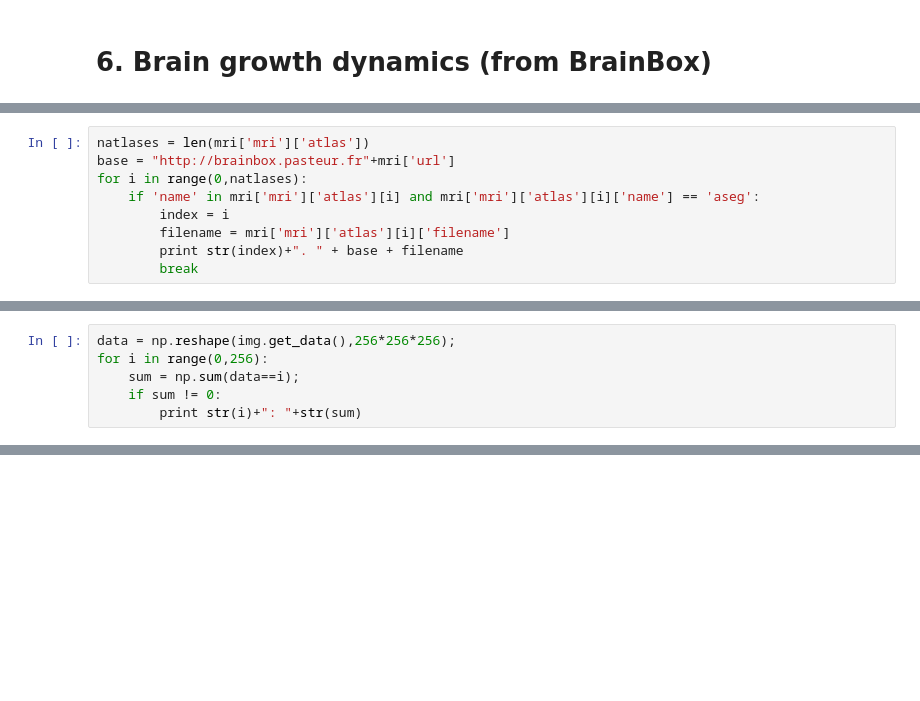
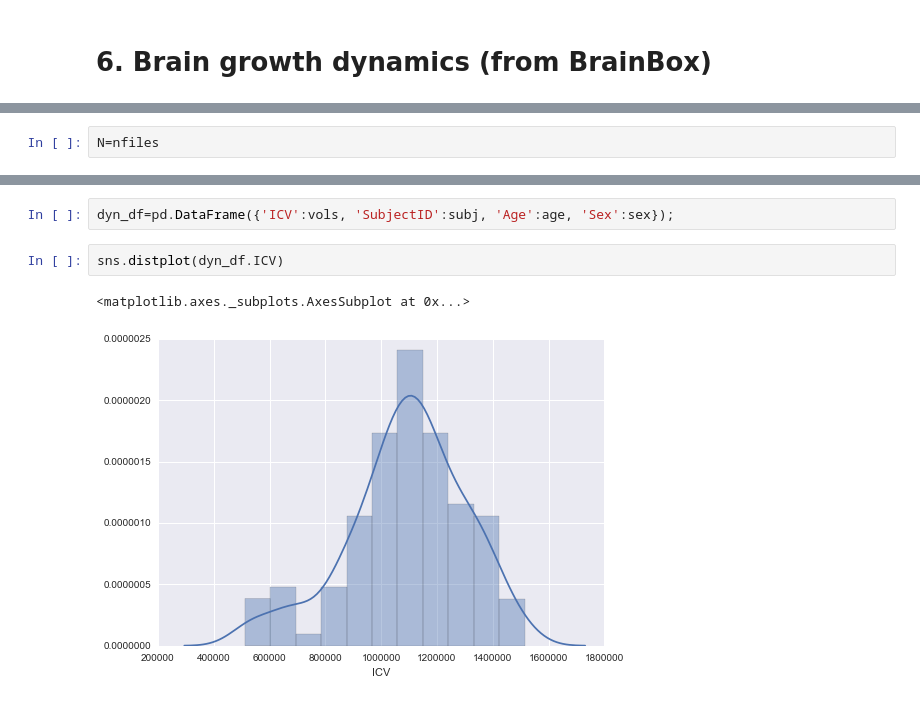
Before and after one commit to r03ert0/My-Random-Notebooks, a Jupyter notebook: Simple Neuroimaging.ipynb, the cells around one changed output, grey strips where cells are left out. Cells and saved outputs as stored; diff of their text form; blank space fills up the shorter version.

Commit message:
add index

```diff
--- a/Simple Neuroimaging.ipynb
+++ b/Simple Neuroimaging.ipynb
@@ -327,9 +320,0 @@ u'http://brainbox.pasteur.fr/mri/json?url=https://s3.amazonaws.com/fcp-indi/data
-# %%
-natlases = len(mri['mri']['atlas'])
-base = "http://brainbox.pasteur.fr"+mri['url']
-for i in range(0,natlases):
-    if 'name' in mri['mri']['atlas'][i] and mri['mri']['atlas'][i]['name'] == 'aseg':
-        index = i
-        filename = mri['mri']['atlas'][i]['filename']
-        print str(index)+". " + base + filename
-        break
@@ -354,6 +320,0 @@ d = plotting.plot_img(img,cmap=plotting.cm.purple_green)
-# %%
-data = np.reshape(img.get_data(),256*256*256);
-for i in range(0,256):
-    sum = np.sum(data==i);
-    if sum != 0:
-        print str(i)+": "+str(sum)
@@ -377,0 +321,2 @@ for i in range(0,256):
+# %%
+N=nfiles
@@ -377,0 +396,7 @@ for i in range(0,256):
+# %%
+dyn_df=pd.DataFrame({'ICV':vols, 'SubjectID':subj, 'Age':age, 'Sex':sex});
+# %%
+sns.distplot(dyn_df.ICV)
+# %% [output]
+<matplotlib.axes._subplots.AxesSubplot at 0x...>
+[figure, added]
```
Also changed, not shown: parts of 22 cells of this notebook, 17 other files.
